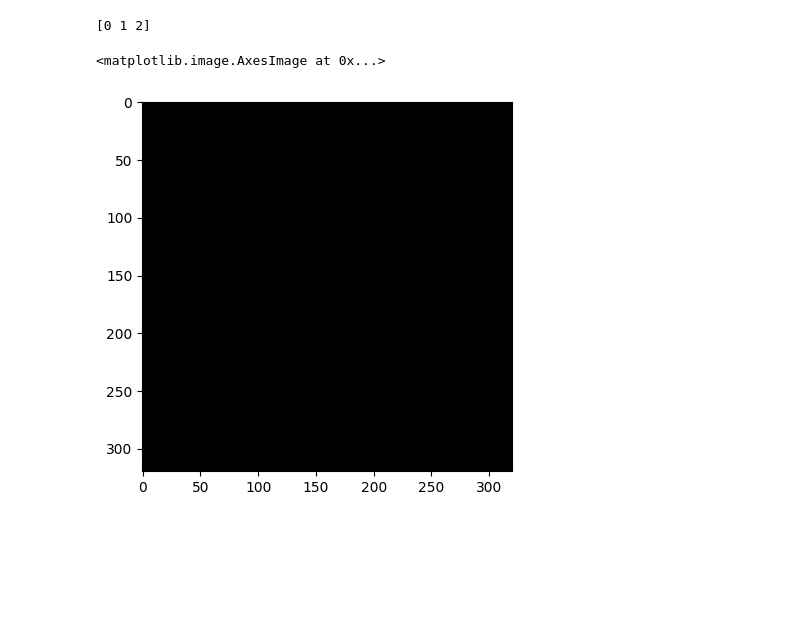
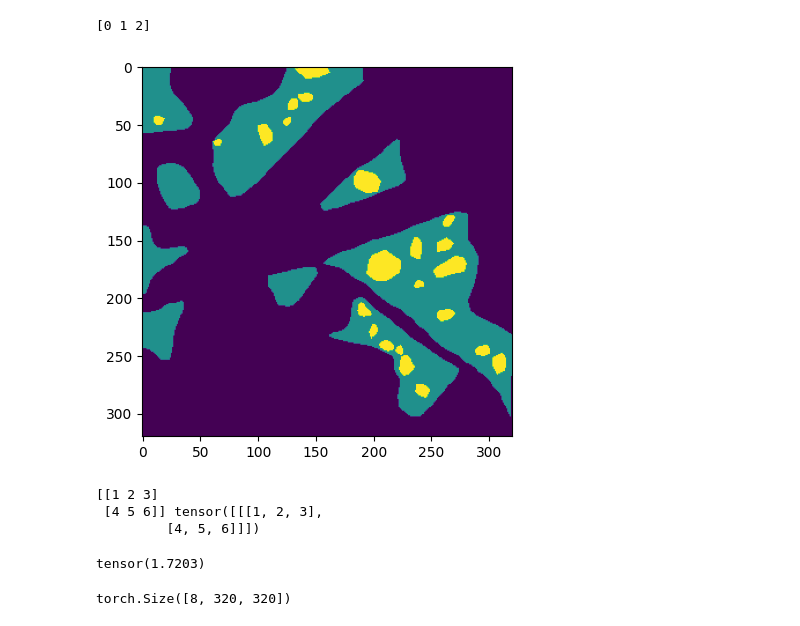
Before and after one commit to Runner-xc/Unet, a Jupyter notebook: jupyter/1.ipynb, the cells around one changed output. Cells and saved outputs as stored; diff of their text form; code cells hidden in the pictures; blank space fills up the shorter version.

```diff
--- a/jupyter/1.ipynb
+++ b/jupyter/1.ipynb
@@ -1,20 +1,18 @@
 # %%
 import cv2
-import torchvision
-import torch
+from PIL import Image
 import numpy as np
 from matplotlib import pyplot as plt
-path = '/mnt/c/VScode/WS-Hub/WS-U2net/U-2-Net/SEM_DATA/masks/Image1 - 001_640_640.png'
+path = '/mnt/c/VScode/WS-Hub/WS-U2net/U-2-Net/SEM_DATA/masks/Image1 - 001_0_0.png'
 
-img = cv2.imread(path)
-
-
+img = Image.open(path)
+img = np.array(img)
 print(np.unique(img))
 plt.imshow(img, cmap='viridis')
+plt.show()
 # %% [output]
 [0 1 2]
-<matplotlib.image.AxesImage at 0x...>
-[figure, old version]
+[figure, new version]
 # %%
 import torch
 
@@ -211,3 +209,47 @@ def load_data_voc(batch_size, crop_size):
 
 
 # In[ ]:
+# %%
+import numpy as np
+import torchvision.transforms.functional as F
+data = np.array([[1,2,3],[4,5,6]])
+data_tensor = F.to_tensor(data)
+print(data, data_tensor)
+# %% [output]
+[[1 2 3]
+ [4 5 6]] tensor([[[1, 2, 3],
+         [4, 5, 6]]])
+# %%
+import torch
+import torch.nn as nn
+
+# 假设模型的输出形状是 [8, 4, 320, 320]
+logits = torch.randn(8, 4, 320, 320)
+
+# 定义损失函数
+criterion = nn.CrossEntropyLoss()
+
+# 假设我们的目标标签是形状 [8, 320, 320] 的张量，每个元素是类别索引
+targets = torch.randint(0, 4, (8, 320, 320), dtype=torch.long)
+
+# 计算损失
+loss = criterion(logits, targets)
+
+# 输出损失
+print(loss)  # 这将是一个标量值，如果 reduction 参数是 "mean" 或 "sum"
+# %% [output]
+tensor(1.7203)
+# %%
+# 定义损失函数
+criterion = nn.CrossEntropyLoss(reduction='none')
+
+# 假设我们的目标标签是形状 [8, 320, 320] 的张量，每个元素是类别索引
+targets = torch.randint(0, 4, (8, 320, 320), dtype=torch.long)
+
+# 计算损失
+loss = criterion(logits, targets)
+
+# 输出损失
+print(loss.shape)  # 这将是一个标量值，如果 reduction 参数是 "mean" 或 "sum"
+# %% [output]
+torch.Size([8, 320, 320])
```
Also changed, not shown: parts of 4 cells of this notebook, 10 other files.
